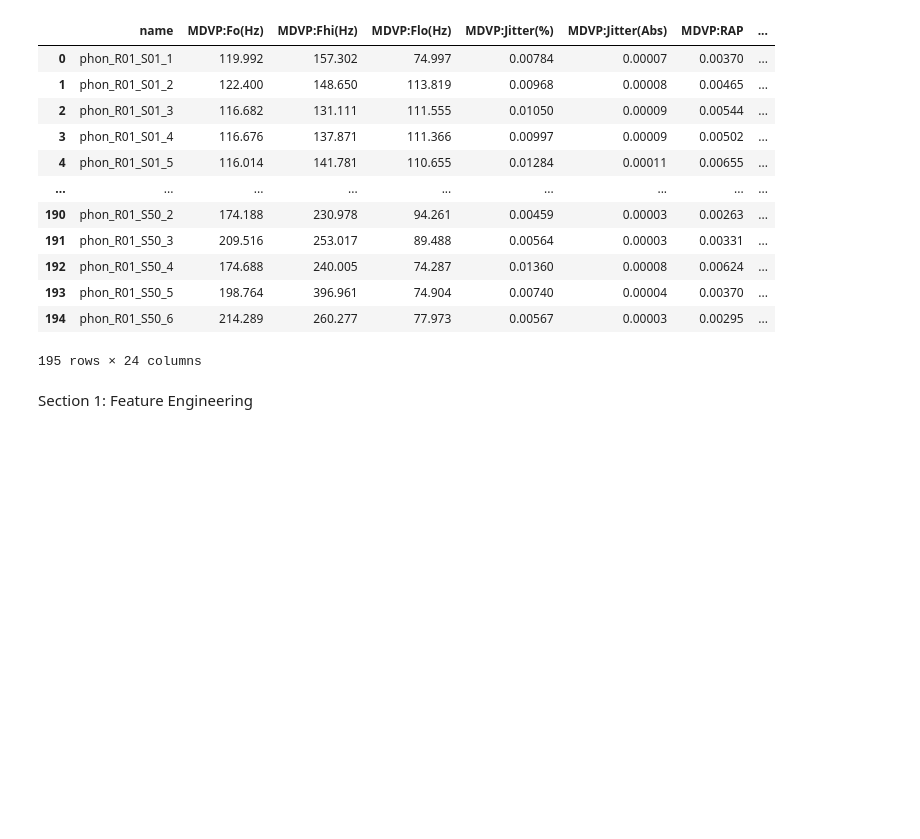
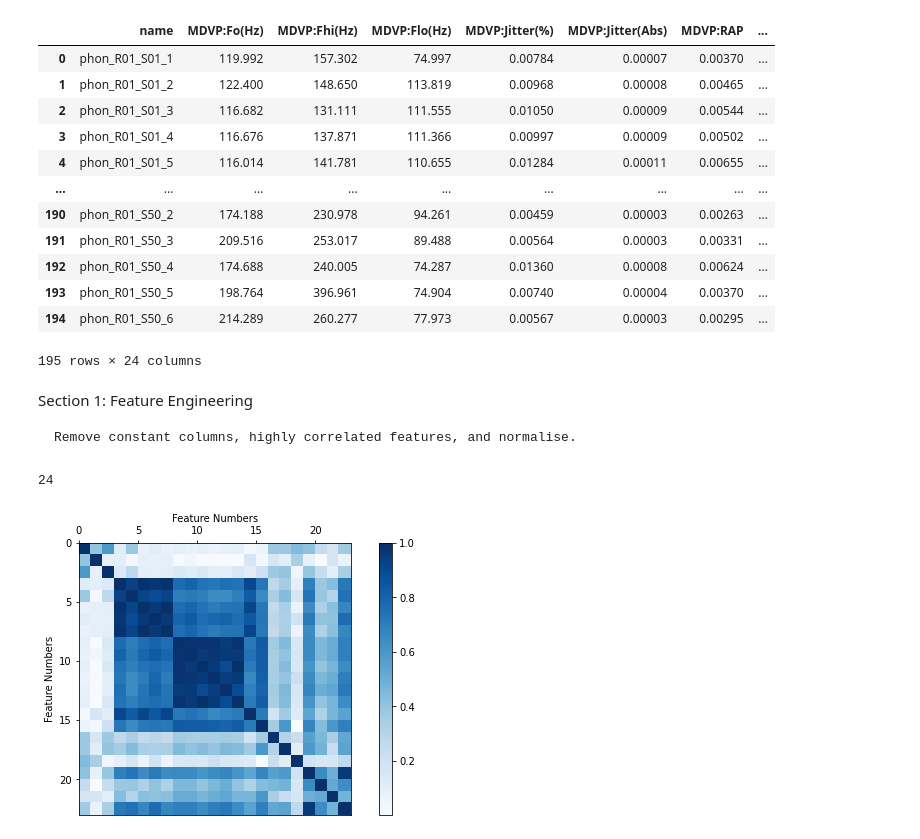
Before and after one commit to casildalewis/ParkinsonsDisease, a Jupyter notebook: parkinsons.ipynb, the cells around one changed output. Cells and saved outputs as stored; diff of their text form; code cells hidden in the pictures; blank space fills up the shorter version.

```diff
--- a/parkinsons.ipynb
+++ b/parkinsons.ipynb
@@ -31,3 +31,32 @@ parkinsons_df
 195 rows × 24 columns
 # %% [markdown]
 Section 1: Feature Engineering
+
+    Remove constant columns, highly correlated features, and normalise.
+# %%
+# Remove Constant Columns
+parkinsons_df_noconstant = parkinsons_df.loc[:, (parkinsons_df != parkinsons_df.iloc[0]).any()]
+
+# report number of columns
+len(parkinsons_df_noconstant.columns)
+# %% [output]
+24
+# %%
+# Remove Highly correlated Features
+# using notes here for methodology: https://chrisalbon.com/machine_learning/feature_selection/drop_highly_correlated_features/
+
+parkinsons_corr_df = parkinsons_df_noconstant.corr(method="pearson").abs()
+
+# Plot a heatmap before removing correlated features
+fig1, ax1 = plt.subplots(figsize=(10,5))
+c = ax1.pcolor(parkinsons_corr_df,cmap="Blues")
+ax1.set_ylim(ax1.get_ylim()[::-1])
+ax1.xaxis.set_ticks_position('top')
+ax1.xaxis.set_label_position('top')
+ax1.set_xlabel('Feature Numbers')
+ax1.set_ylabel('Feature Numbers')
+ax1.set_aspect('equal')
+plt.colorbar(c,ax=ax1)
+plt.show()
+# %% [output]
+[figure, added]
```
Also changed, not shown: parts of 1 cell of this notebook.
